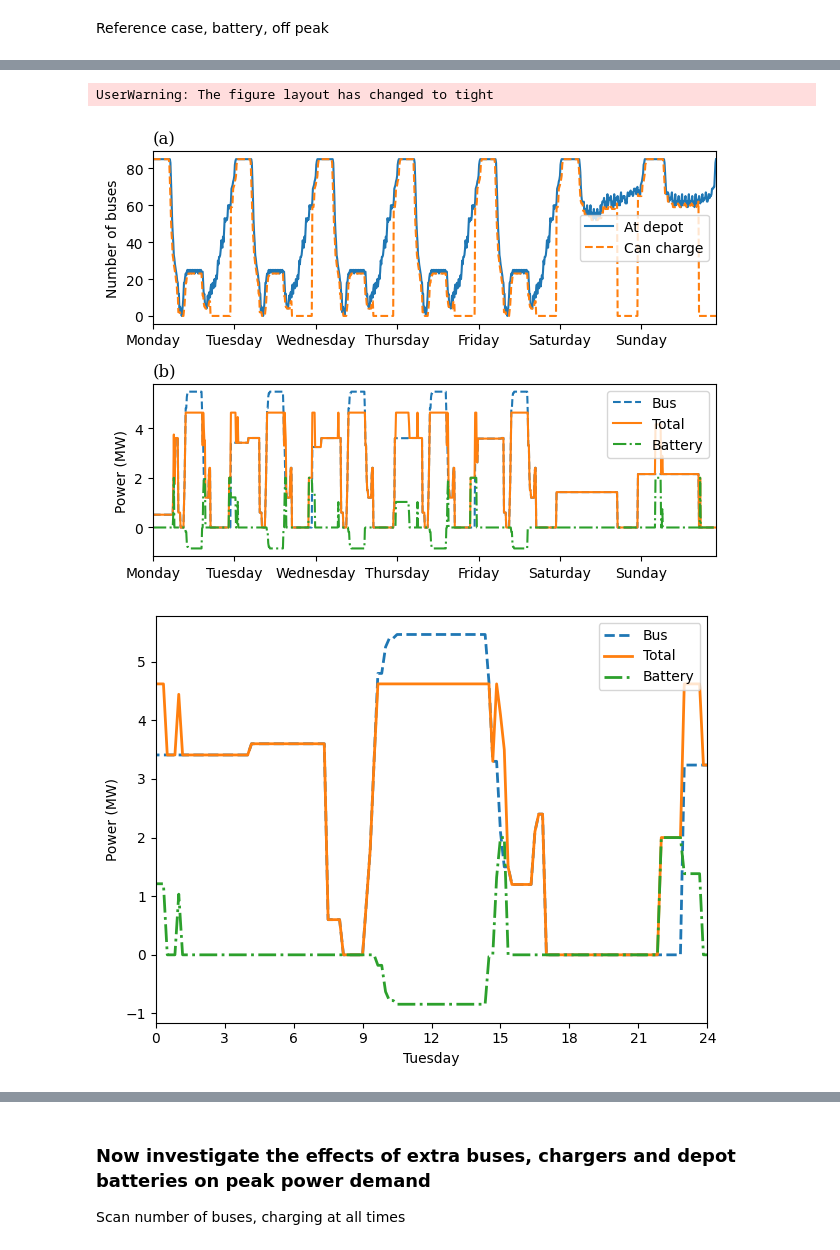
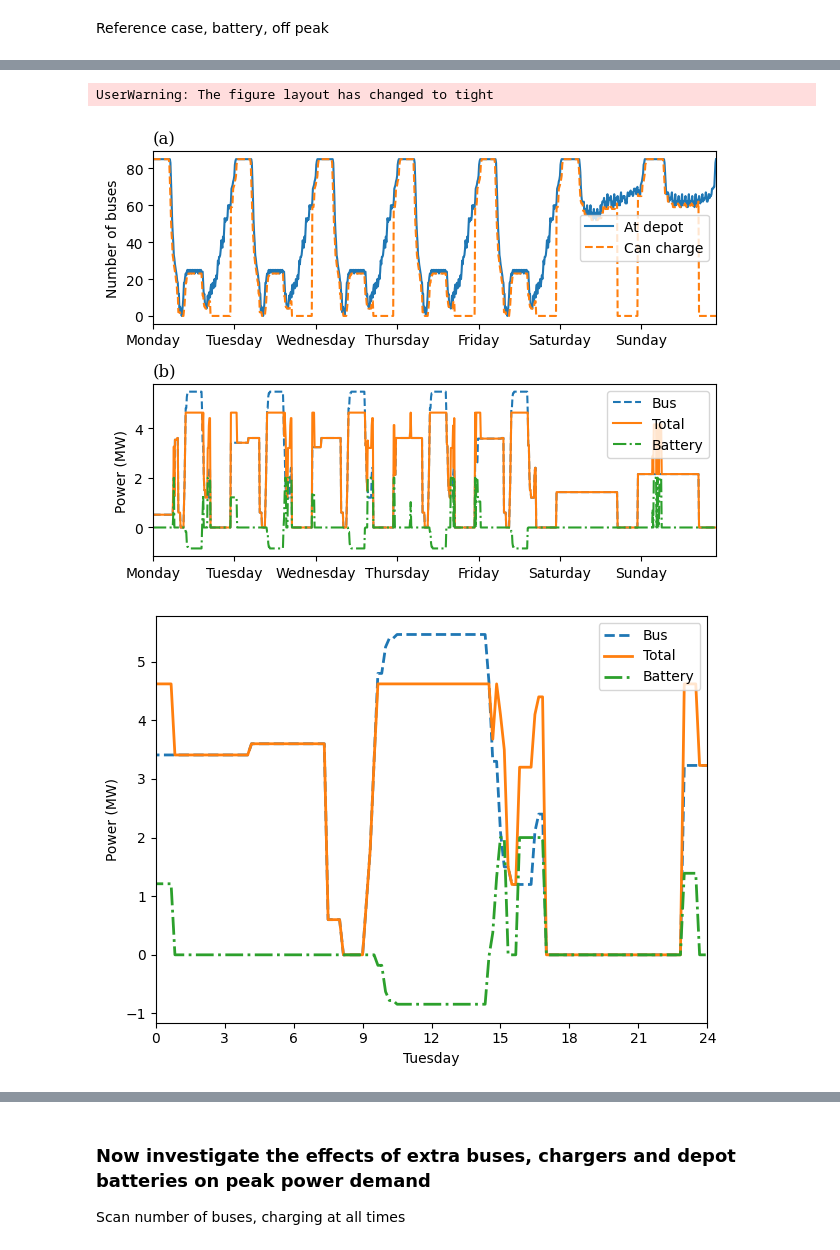
Before and after one commit to bsgip/RouteZero, a Jupyter notebook: scripts/npj_paper-Belconnen.ipynb, the cells around one changed output, grey strips where cells are left out. Cells and saved outputs as stored; diff of their text form; code cells hidden in the pictures.

```diff
--- a/scripts/npj_paper-Belconnen.ipynb
+++ b/scripts/npj_paper-Belconnen.ipynb
@@ -619,7 +623,8 @@ chargers = copy.deepcopy(charger_specs)
 problem = General_problem(trips_data, ec_total, bus, chargers, grid_limit=grid_limit, Q=Q, R=R,
                           start_charge=START_CHARGE, final_charge=FINAL_CHARGE, deadhead=DEADHEAD,
                           resolution=RESOLUTION, min_charge_time=MIN_CHARGE_TIME,
-                          reserve=RESERVE, battery=battery, windows=off_peak)
+                          reserve=RESERVE, battery=battery, windows=off_peak,
+                          restrict_onsite=True)
 
 t1 = time.time()
 results = problem.solve()
@@ -651,11 +656,11 @@ Solve took 49.523780822753906 seconds
 Max grid power is 4621.0107 kW
 Optimised charger configuration is:
 {'power': [300, 150, 80], 'number': array([14.,  9.,  1.]), 'cost': [20, 5, 1]}
 {'power': 2000, 'capacity': 4000, 'efficiency': 0.95, 'cost': 10}
 Unable to achieve desired final charge by 11.268198006690827 %
 UserWarning: The figure layout has changed to tight
-[figure, old version]
+[figure, new version]
-[figure, old version]
+[figure, new version]
 # %%
 fig, axs = plt.subplot_mosaic([['(a)'], ['(b)']],
                             layout='constrained')
```
Also changed, not shown: parts of 21 cells of this notebook, 36 other files.
